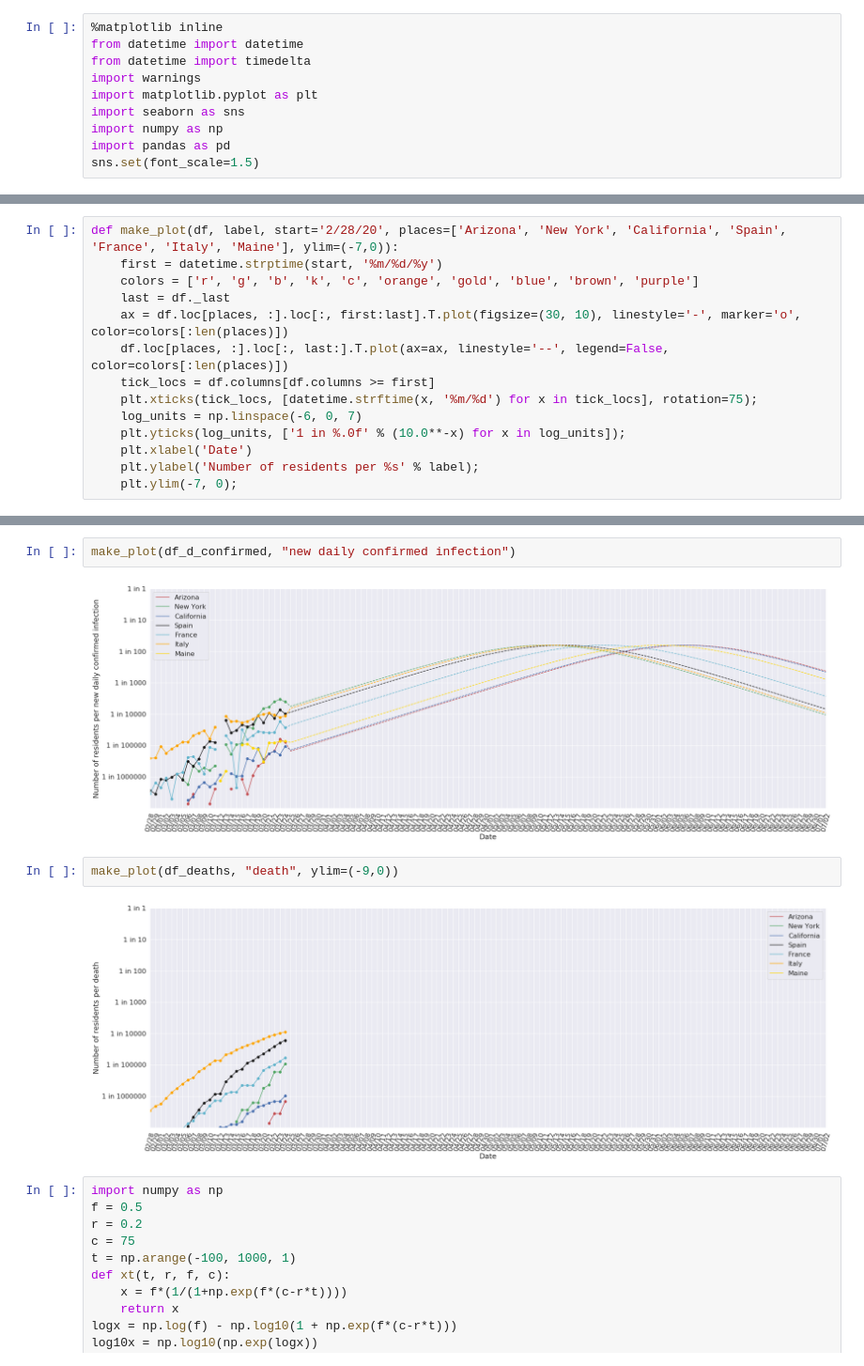
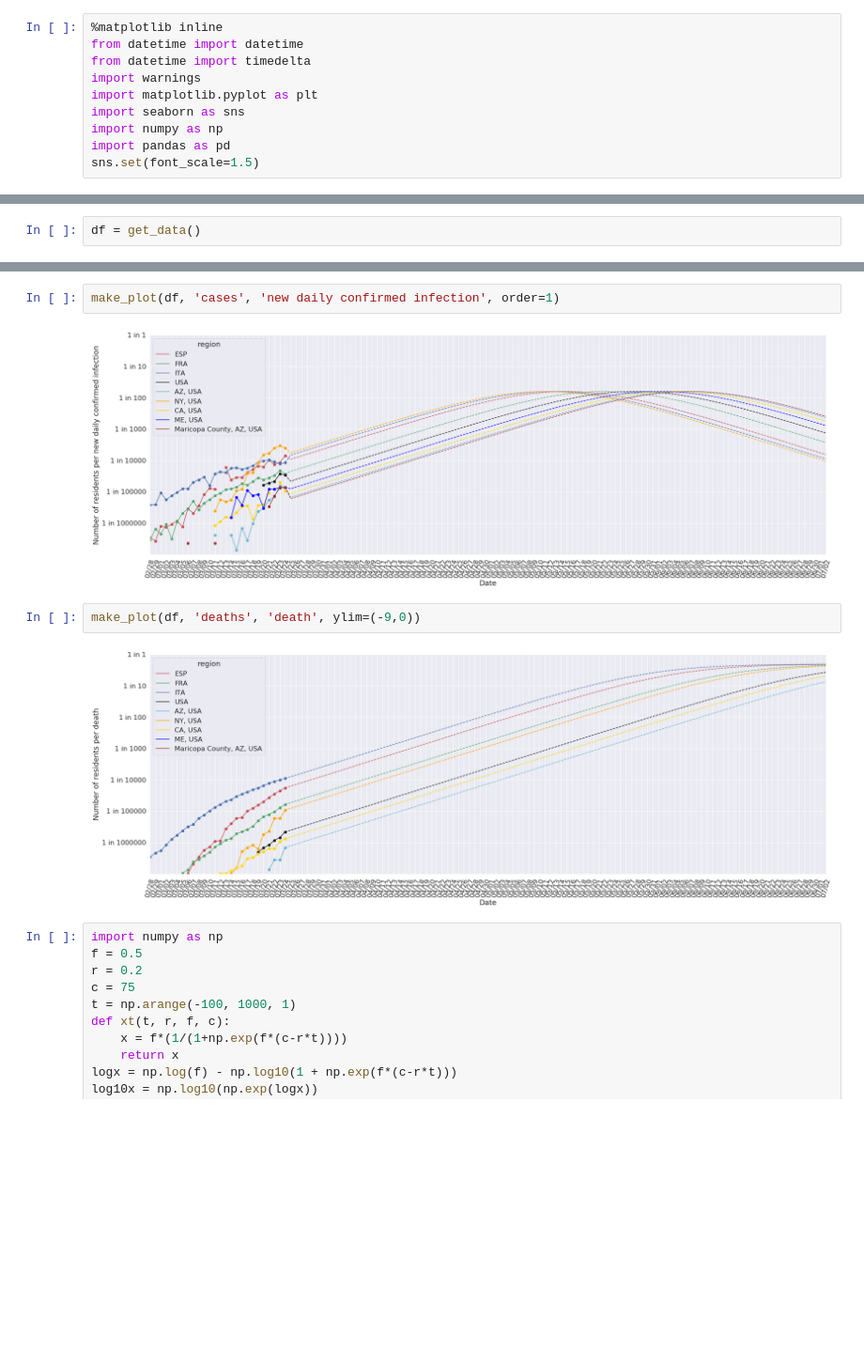
Before and after one commit to rgerkin/COVID-19, a Jupyter notebook: covid.ipynb, the cells around one changed output, grey strips where cells are left out. Shown at 94% size. Saved outputs shown, nothing was run; the diff lists cells and outputs as text; blank space fills up the shorter version.

```diff
--- a/covid.ipynb
+++ b/covid.ipynb
@@ -211,15 +103,3 @@ df_deaths = make_merged(deaths_state, deaths_country, extrapolate=False)
-# %%
-def make_plot(df, label, start='2/28/20', places=['Arizona', 'New York', 'California', 'Spain', 'France', 'Italy', 'Maine'], ylim=(-7,0)):
-    first = datetime.strptime(start, '%m/%d/%y')
-    colors = ['r', 'g', 'b', 'k', 'c', 'orange', 'gold', 'blue', 'brown', 'purple']
-    last = df._last
-    ax = df.loc[places, :].loc[:, first:last].T.plot(figsize=(30, 10), linestyle='-', marker='o', color=colors[:len(places)])
-    df.loc[places, :].loc[:, last:].T.plot(ax=ax, linestyle='--', legend=False, color=colors[:len(places)])
-    tick_locs = df.columns[df.columns >= first]
-    plt.xticks(tick_locs, [datetime.strftime(x, '%m/%d') for x in tick_locs], rotation=75);
-    log_units = np.linspace(-6, 0, 7)
-    plt.yticks(log_units, ['1 in %.0f' % (10.0**-x) for x in log_units]);
-    plt.xlabel('Date')
-    plt.ylabel('Number of residents per %s' % label);
-    plt.ylim(-7, 0);
+# %%
+df = get_data()
 # %%
@@ -229,11 +109,11 @@ make_plot(df_confirmed, "confirmed infection")
 # %%
-make_plot(df_d_confirmed, "new daily confirmed infection")
+make_plot(df, 'cases', 'new daily confirmed infection', order=1)
 # %% [output]
-[figure, old version]
+[figure, new version]
 # %%
-make_plot(df_deaths, "death", ylim=(-9,0))
+make_plot(df, 'deaths', 'death', ylim=(-9,0))
 # %% [output]
-[figure, old version]
+[figure, new version]
 # %%
 import numpy as np
 f = 0.5
```
Also changed, not shown: parts of 11 cells of this notebook.
